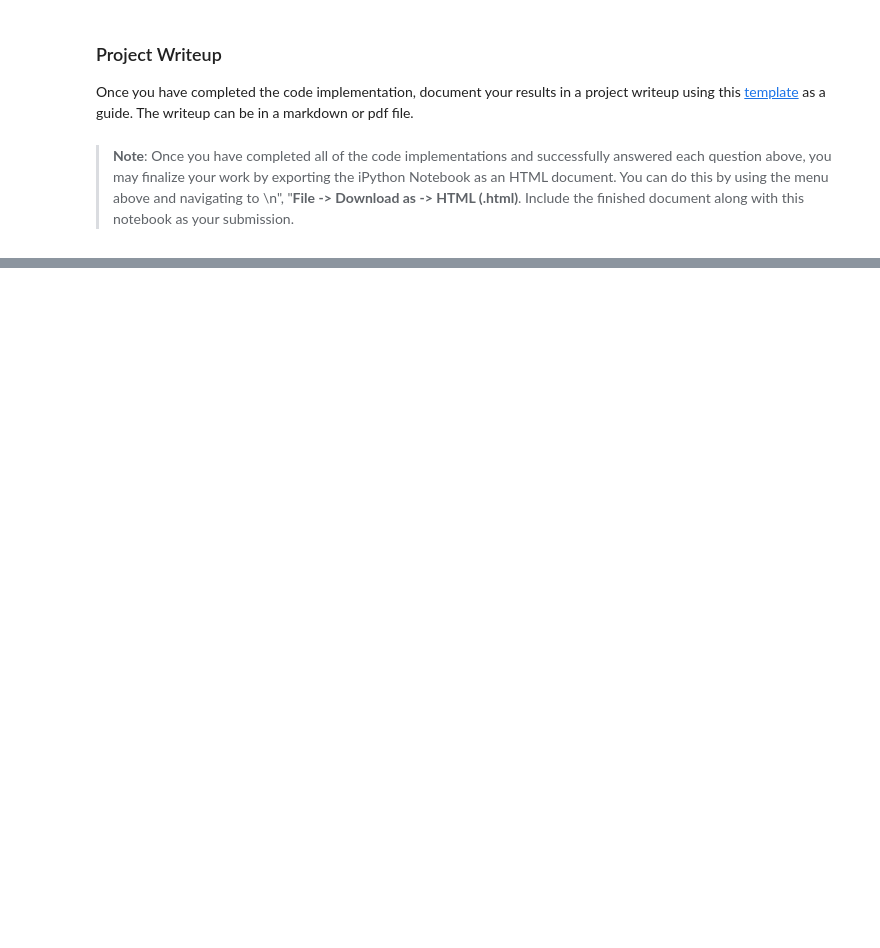
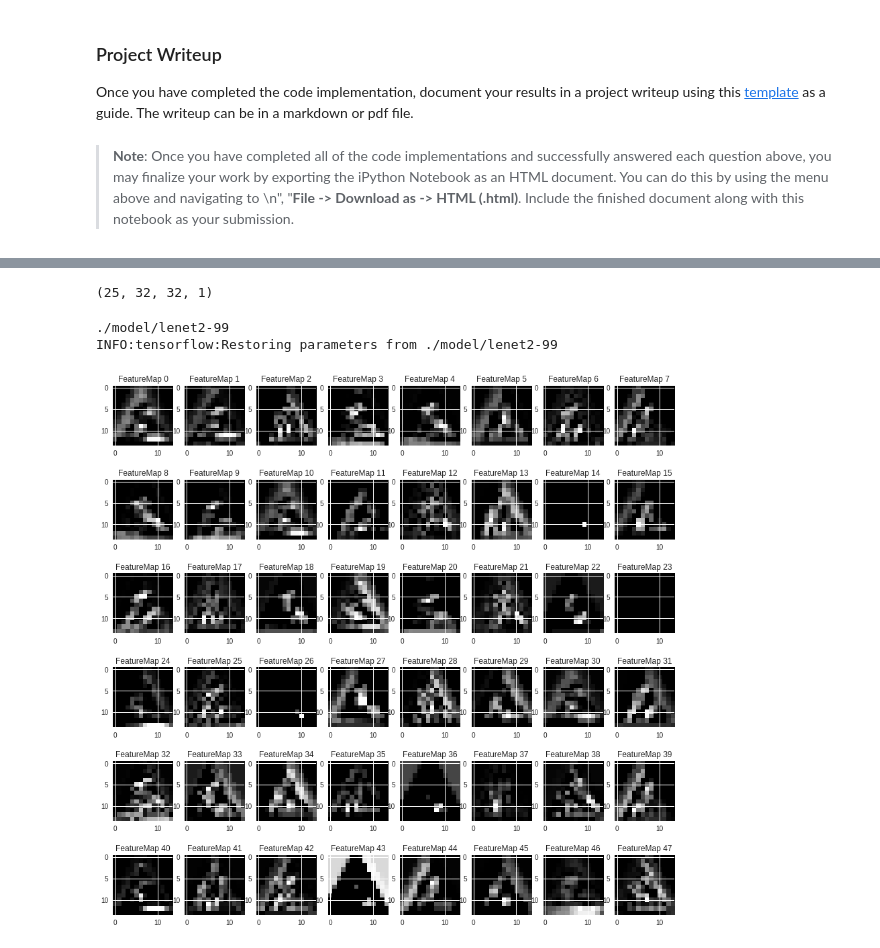
Before and after one commit to scrambleegg7/SelfCar, a Jupyter notebook: CarND-Traffic-Sign-Classifier-Project/Traffic_Sign_Classifier_v1.ipynb, the cells around one changed output, grey strips where cells are left out. Saved outputs shown, nothing was run; the diff lists cells and outputs as text; code cells hidden in the pictures; blank space fills up the shorter version.

```diff
--- a/CarND-Traffic-Sign-Classifier-Project/Traffic_Sign_Classifier_v1.ipynb
+++ b/CarND-Traffic-Sign-Classifier-Project/Traffic_Sign_Classifier_v1.ipynb
@@ -1594,0 +1565,29 @@ def outputFeatureMap(image_input, tf_activation, activation_min=-1, activation_m
+# %%
+images =  np.array( [im for k,im in download_images.items()] )
+print(images.shape)
+# %% [output]
+(25, 32, 32, 1)
+# %%
+with tf.Session() as sess:
+
+    #var = tf.get_collection(tf.GraphKeys.TRAINABLE_VARIABLES)
+    #print([v.name for v in var])
+
+
+    saver = tf.train.import_meta_graph( os.path.join(  baseDir,"lenet2-99.meta")  )
+    save_path = os.path.join(baseDir,"lenet2-99")
+
+    ckpt = tf.train.get_checkpoint_state(baseDir)
+    if ckpt and ckpt.model_checkpoint_path:
+        print(ckpt.model_checkpoint_path)
+
+    saver.restore(sess,save_path )
+
+
+    #saver.restore(sess, tf.train.latest_checkpoint('.'))
+    conv1 = sess.graph.get_tensor_by_name('conv1/pool1:0')
+    outputFeatureMap(images, conv1, activation_min=-1, activation_max=-1 ,plt_num=1)
+# %% [output]
+./model/lenet2-99
+INFO:tensorflow:Restoring parameters from ./model/lenet2-99
+[figure, added]
```
Also changed, not shown: parts of 22 cells of this notebook, 1 other file.
